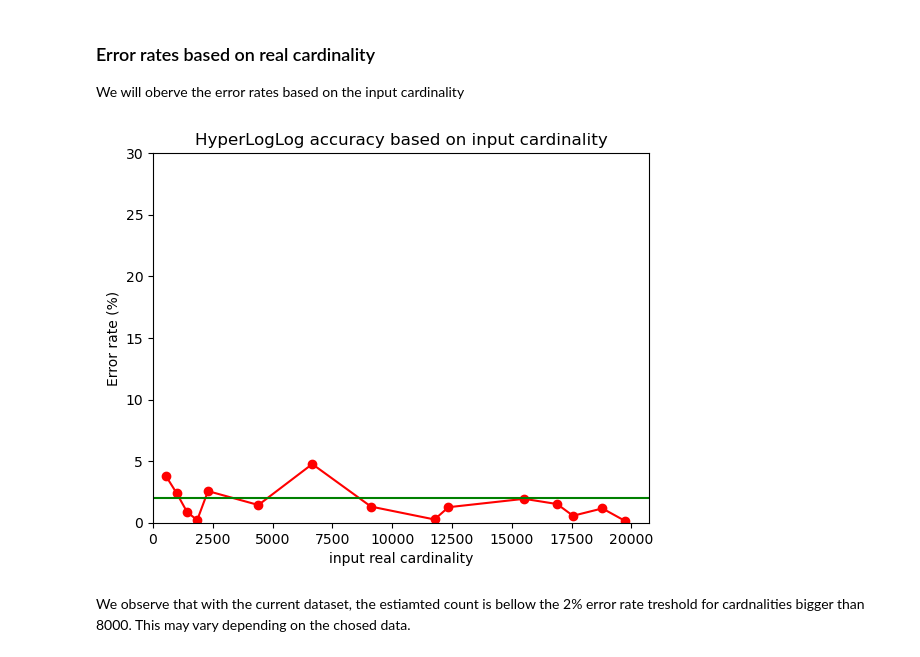
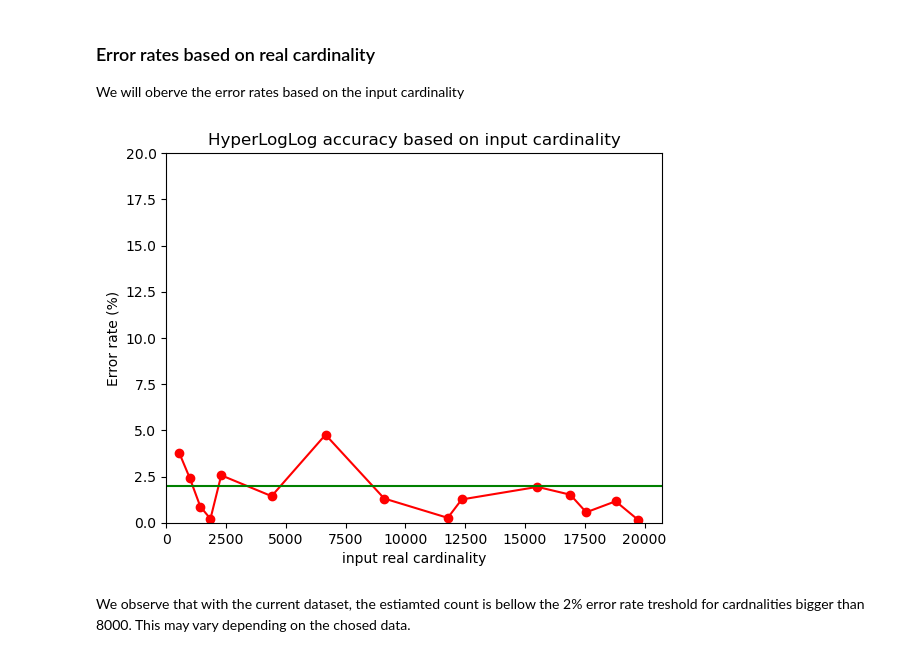
Before and after one commit to svetoslavpetkov/math-concepts-for-developers, a Jupyter notebook: 99 couse project/HyperLogLog.ipynb, the cells around one changed output. Saved outputs shown, nothing was run; the diff lists cells and outputs as text; code cells hidden in the pictures.

```diff
--- a/99 couse project/HyperLogLog.ipynb
+++ b/99 couse project/HyperLogLog.ipynb
@@ -157,15 +157,18 @@ $$ (m_1 \oplus m_2 ) \oplus m_3 = m_1 \oplus ( m_2 \oplus m_3 ) $$
 We will use a public datasource to observe how error rate changes based on chane of $p$, where $m = 2 ^p$. The theory tells us we have tipycal error rate of 2%
 # %%
 steam_games = pd.read_csv('data/steam-games.csv')
-steam_publishers = steam_games['publisher']
+steam_publishers = steam_games['publisher'].to_numpy(na_value='no value')
+
+def get_error_rate(estiamtedCount, realCount):
+    return np.abs(estiamtedCount - realCount) * 100 / realCount
+
+def plot_error_rates(title, x_label, y_label, x_values, y_values ):
+    pass
 
 steam_publishers_distinct_count = len(set(steam_publishers))
 
 pValues = range(4, 17)
 hlls = [HyperLogLog(p) for p in pValues ]
-
-def get_error_rate(estiamtedCount, realCount):
-    return np.abs(estiamtedCount - realCount) * 100 / realCount
 
 for value in steam_publishers:
     if isinstance(value, str):
@@ -174,8 +177,6 @@ for value in steam_publishers:
 
 error_rates_in_percent = [ get_error_rate(hll.count(), steam_publishers_distinct_count)  for hll in hlls]
 
-error_rates_in_percent
-
 plt.title("HyperLogLog accuracy based on p")
 plt.plot(pValues, error_rates_in_percent, c = "red")
 plt.scatter(pValues, error_rates_in_percent, c = "red")
@@ -195,35 +196,35 @@ datasets = [ steam_publishers[:count] for count in input_count ]
 
 def get_hll_obj(dataset, p = 10):
     _hll = HyperLogLog(p)
     for value in dataset:
         if isinstance(value, str):
             _hll.update(value.encode('utf-8'))
     return _hll
 
 def estimate_cardinality(dataset, p=10):
     _hll = HyperLogLog(p)
     for value in dataset:
         if isinstance(value, str):
             _hll.update(value.encode('utf-8'))
     result = _hll.count()
     return result
 
 datasets_cardinality = [ len(set(dataset)) for dataset in datasets]
 hyperLogLogs = [ get_hll_obj(dataset) for dataset in datasets ]
 estimated_cardinality = [ hll.count() for hll in hyperLogLogs ]
 error_rates = [ get_error_rate(estimmated, real) for (real, estimmated) in zip(datasets_cardinality, estimated_cardinality) ]
 
 plt.title("HyperLogLog accuracy based on input cardinality")
 plt.plot(datasets_cardinality, error_rates, c = "red")
 plt.scatter(datasets_cardinality, error_rates, c = "red")
 plt.hlines(2.0, xmin=0 , xmax = np.max(datasets_cardinality) + 1000, colors="green")
 plt.xlim([0, np.max(datasets_cardinality) + 1000])
-plt.ylim([0, 30])
+plt.ylim([0, 20])
 plt.xlabel("input real cardinality")
 plt.ylabel("Error rate (%)")
 plt.show()
 # %% [output]
-[figure, old version]
+[figure, new version]
 # %% [markdown]
 We observe that with the current dataset, the estiamted count is bellow the 2% error rate treshold for cardnalities bigger than 8000. This may vary depending on the chosed data.
 # %% [markdown]
```
Also changed, not shown: parts of 3 cells of this notebook.
